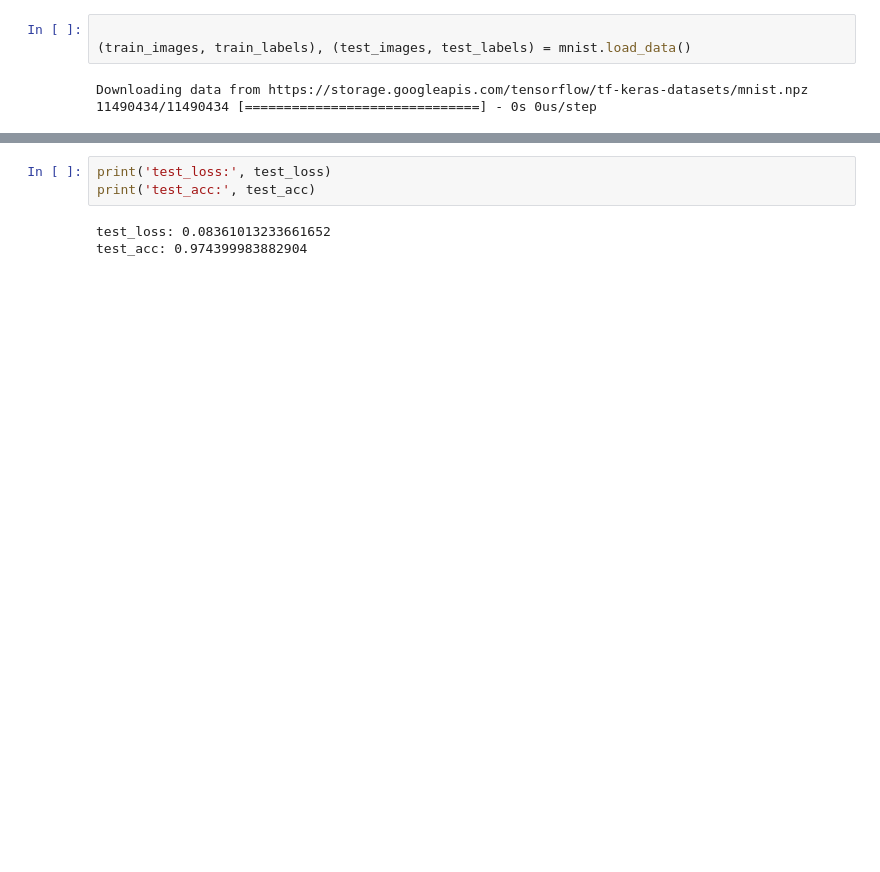
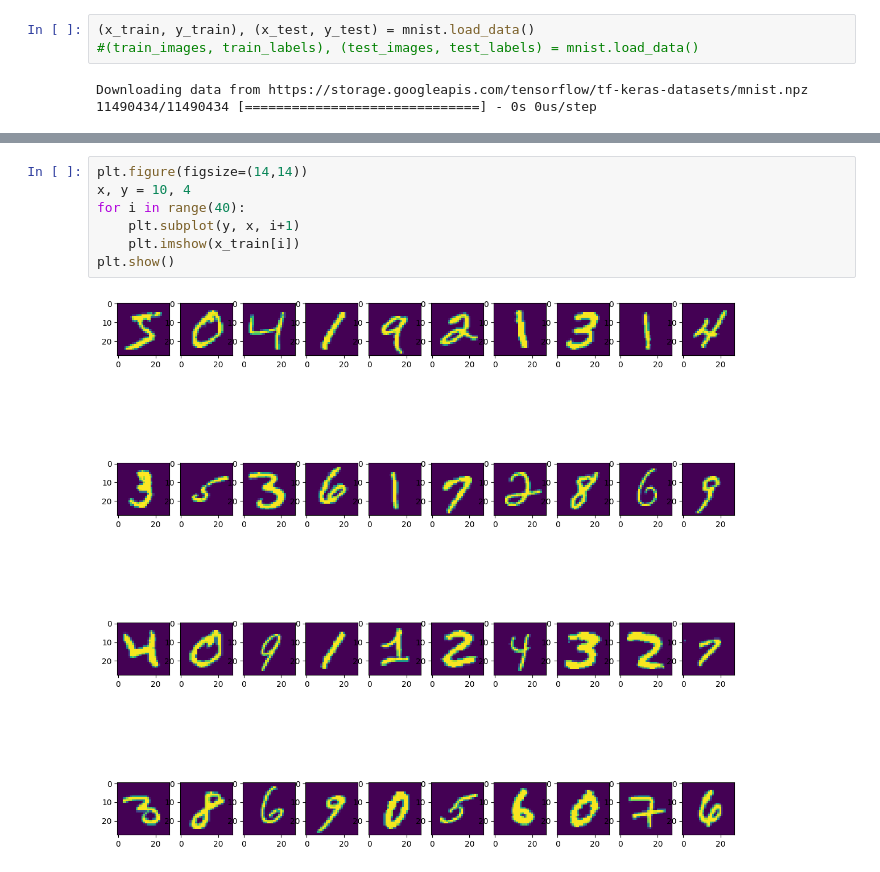
Before and after one commit to Vedatgul/Number-Classification-with-ANN, a Jupyter notebook: number-classification-with-ann.ipynb, the cells around one changed output, grey strips where cells are left out. Cells and saved outputs as stored; diff of their text form; blank space fills up the shorter version.

```diff
--- a/number-classification-with-ann.ipynb
+++ b/number-classification-with-ann.ipynb
@@ -10,6 +16,6 @@ from keras.utils import to_categorical
 # %%
-
-(train_images, train_labels), (test_images, test_labels) = mnist.load_data()
+(x_train, y_train), (x_test, y_test) = mnist.load_data()
+#(train_images, train_labels), (test_images, test_labels) = mnist.load_data()
 # %% [output]
 Downloading data from https://storage.googleapis.com/tensorflow/tf-keras-datasets/mnist.npz
 11490434/11490434 [==============================] - 0s 0us/step
@@ -64,6 +22,9 @@ test_loss, test_acc = network.evaluate(test_images, test_labels)
-# %%
-print('test_loss:', test_loss)
-print('test_acc:', test_acc)
-# %% [output]
-test_loss: 0.08361013233661652
-test_acc: 0.974399983882904
+# %%
+plt.figure(figsize=(14,14))
+x, y = 10, 4
+for i in range(40):
+    plt.subplot(y, x, i+1)
+    plt.imshow(x_train[i])
+plt.show()
+# %% [output]
+[figure, added]
```
Also changed, not shown: parts of 25 cells of this notebook.
